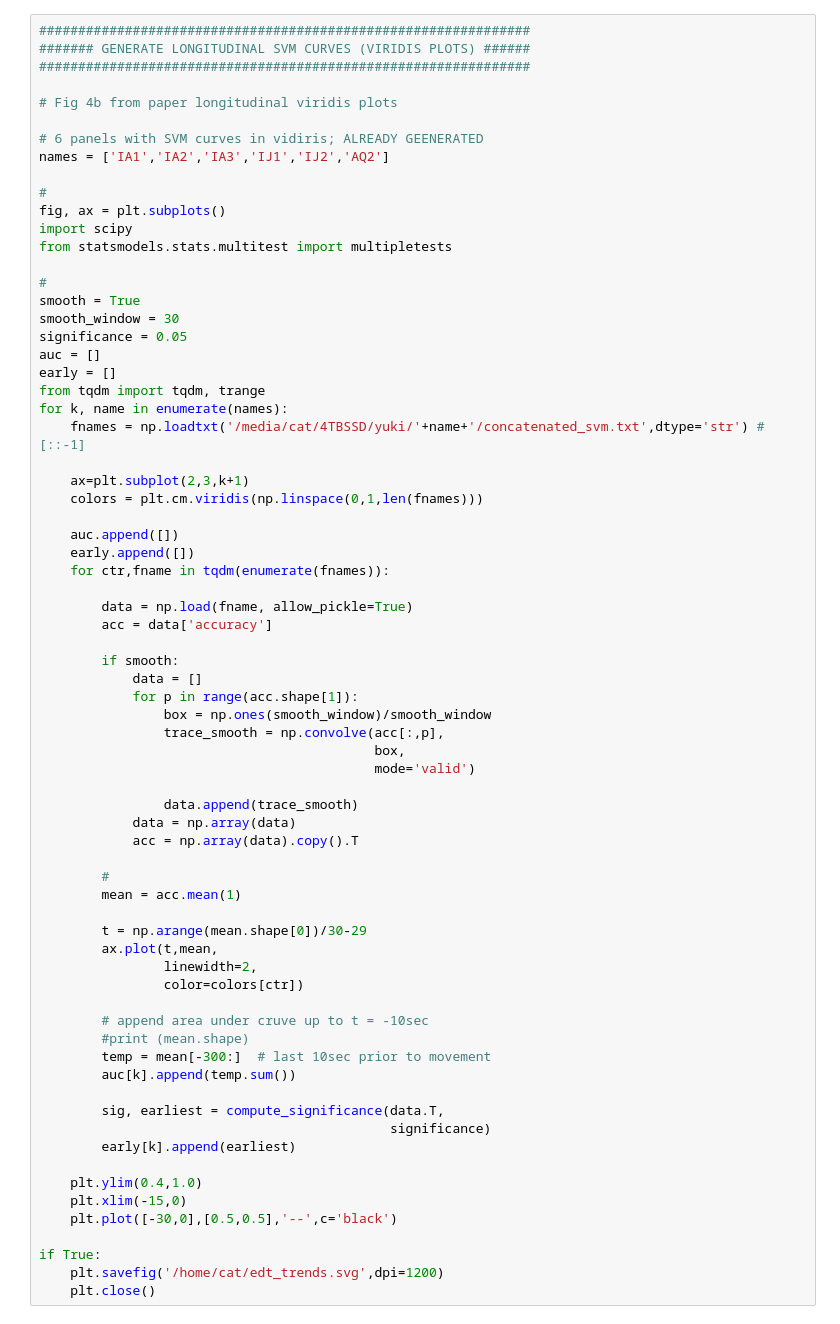
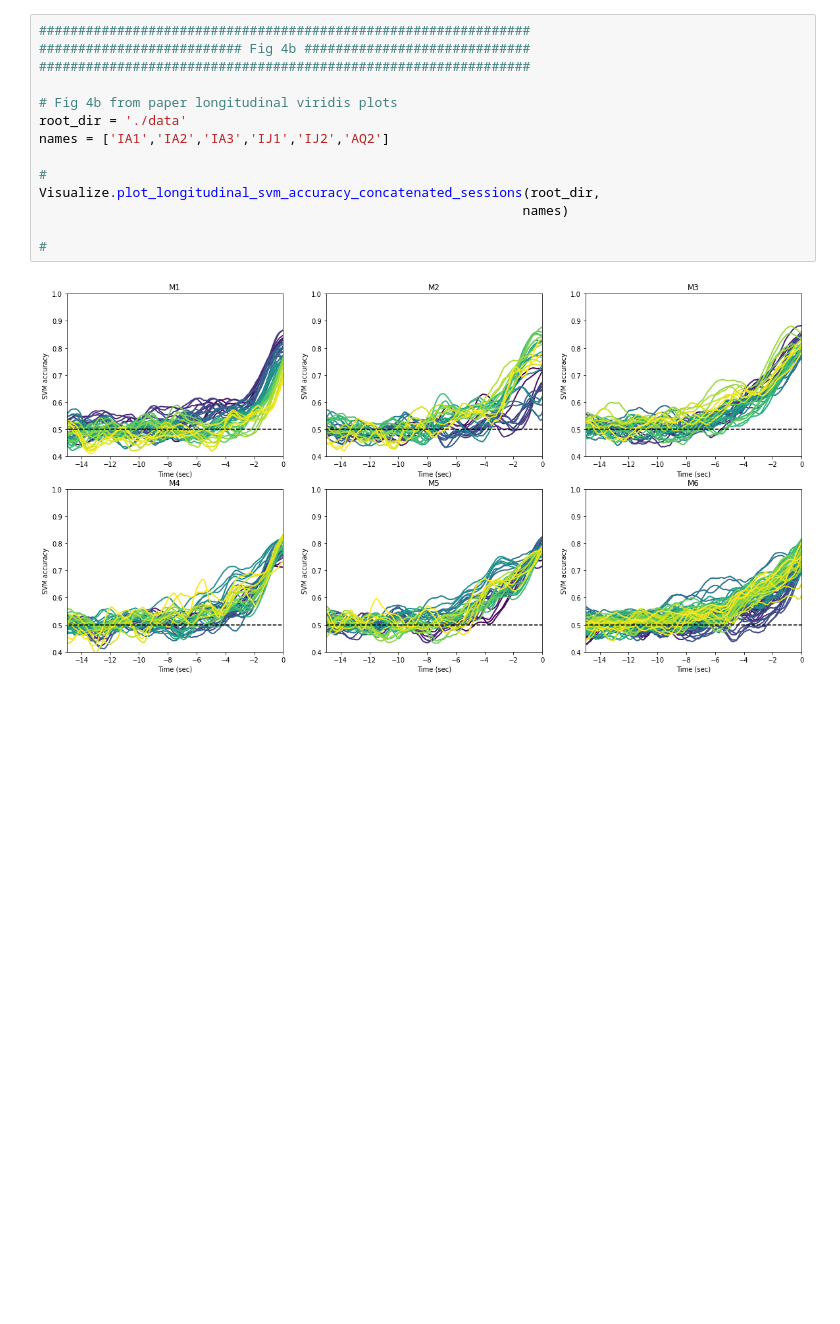
Before and after one commit to catubc/elife_self_init_paper, a Jupyter notebook: Fig4.ipynb, the cells around one changed output. Drawn from its saved outputs; the diff is of its cells as text; blank space fills up the shorter version.

```diff
--- a/Fig4.ipynb
+++ b/Fig4.ipynb
@@ -125,73 +22,18 @@ class LinearRegression(linear_model.LinearRegression):
 # %%
 ###############################################################
-####### GENERATE LONGITUDINAL SVM CURVES (VIRIDIS PLOTS) ######
+########################## Fig 4b #############################
 ###############################################################
 
 # Fig 4b from paper longitudinal viridis plots
-
-# 6 panels with SVM curves in vidiris; ALREADY GEENERATED
+root_dir = './data'
 names = ['IA1','IA2','IA3','IJ1','IJ2','AQ2']
 
 #
-fig, ax = plt.subplots()
-import scipy
-from statsmodels.stats.multitest import multipletests
+Visualize.plot_longitudinal_svm_accuracy_concatenated_sessions(root_dir,
+                                                              names)
 
 #
-smooth = True
-smooth_window = 30
-significance = 0.05
-auc = []
-early = []
-from tqdm import tqdm, trange
-for k, name in enumerate(names):
-    fnames = np.loadtxt('/media/cat/4TBSSD/yuki/'+name+'/concatenated_svm.txt',dtype='str') #[::-1]
-
-    ax=plt.subplot(2,3,k+1)
-    colors = plt.cm.viridis(np.linspace(0,1,len(fnames)))
-
-    auc.append([])
-    early.append([])
-    for ctr,fname in tqdm(enumerate(fnames)):
-
-        data = np.load(fname, allow_pickle=True)
-        acc = data['accuracy']
-
-        if smooth:
-            data = []
-            for p in range(acc.shape[1]):
-                box = np.ones(smooth_window)/smooth_window
-                trace_smooth = np.convolve(acc[:,p],
-                                           box,
-                                           mode='valid')
-
-                data.append(trace_smooth)
-            data = np.array(data)
-            acc = np.array(data).copy().T
-
-        #
-        mean = acc.mean(1)
-
-        t = np.arange(mean.shape[0])/30-29
-        ax.plot(t,mean,
-                linewidth=2,
-                color=colors[ctr])
-
-        # append area under cruve up to t = -10sec
-        #print (mean.shape)
-        temp = mean[-300:]  # last 10sec prior to movement
-        auc[k].append(temp.sum())
-
-        sig, earliest = compute_significance(data.T,
-                                             significance)
-        early[k].append(earliest)
-
-    plt.ylim(0.4,1.0)
-    plt.xlim(-15,0)
-    plt.plot([-30,0],[0.5,0.5],'--',c='black')
-
-if True:
-    plt.savefig('/home/cat/edt_trends.svg',dpi=1200)
-    plt.close()
+# %% [output]
+[figure, added]
 # %%
 #########################################
```
Also changed, not shown: parts of 10 cells of this notebook, 48 other files.
